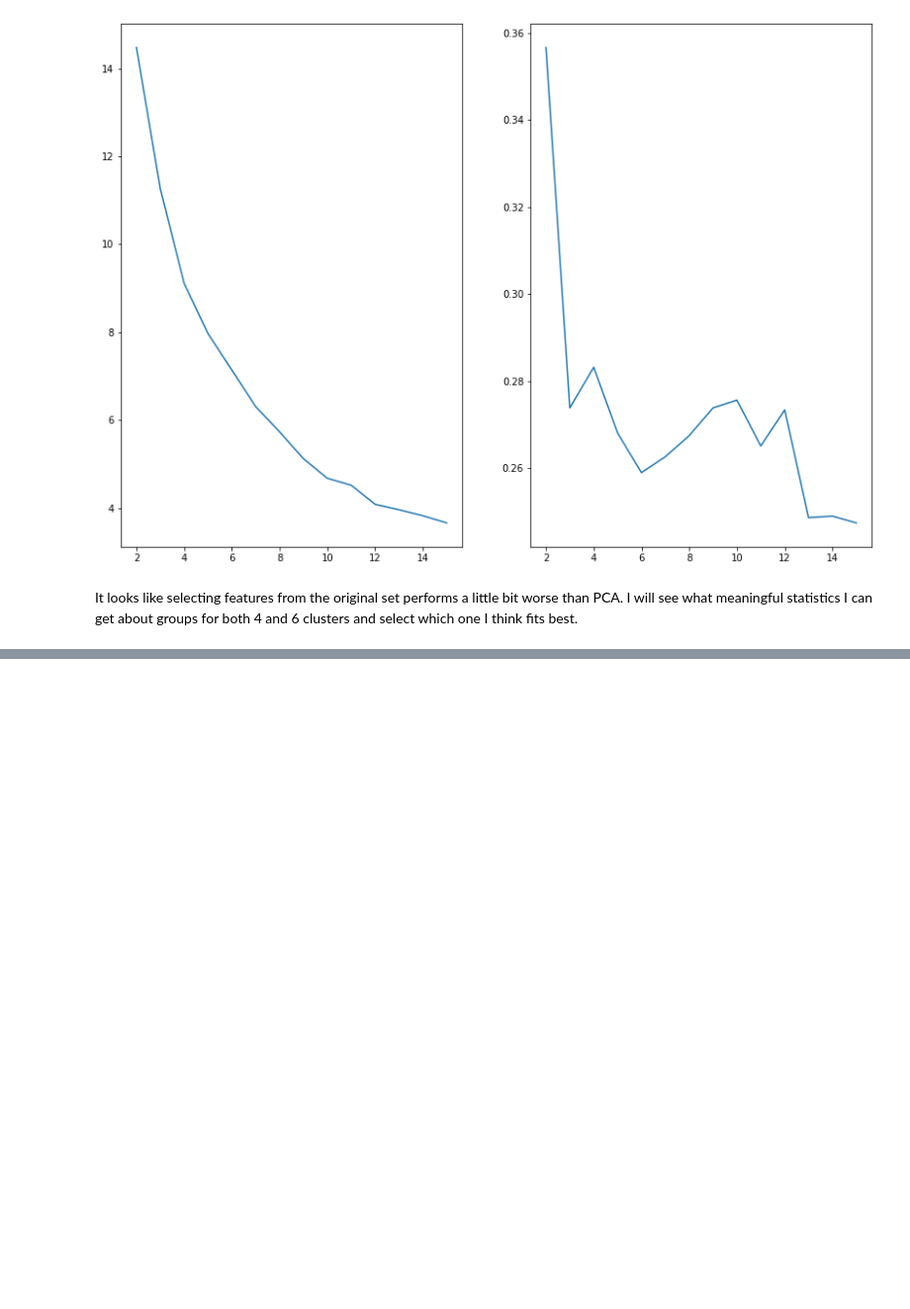
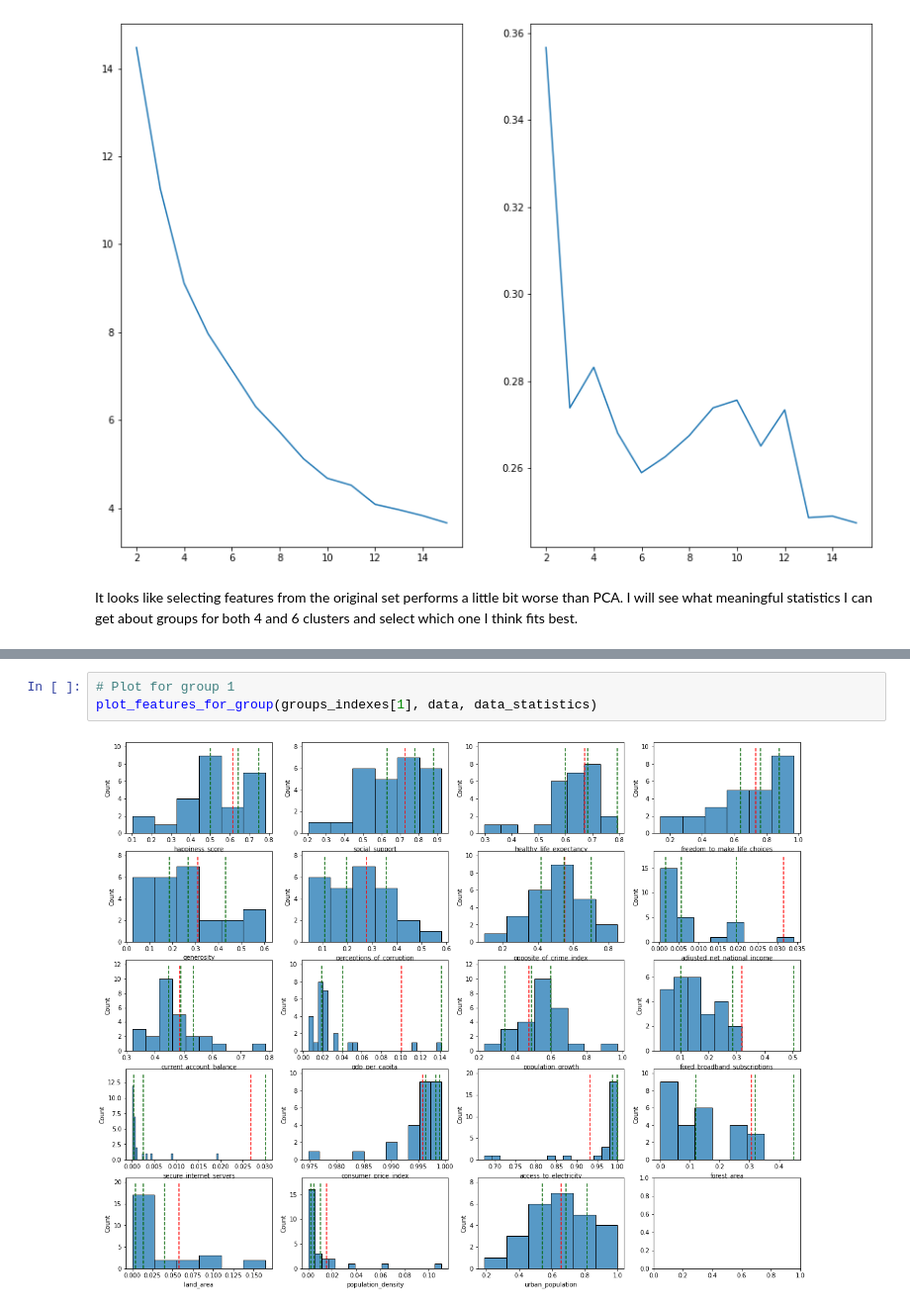
Before and after one commit to andrei-trofin/country-selector, a Jupyter notebook: notebooks/2. EDA and Clustering.ipynb, the cells around one changed output, grey strips where cells are left out. Shown at 99% size. Cells and saved outputs as stored; diff of their text form; blank space fills up the shorter version.

```diff
--- a/notebooks/2. EDA and Clustering.ipynb
+++ b/notebooks/2. EDA and Clustering.ipynb
@@ -223,0 +274,5 @@ kmeans.fit(kept_data_pca)
+# %%
+# Plot for group 1
+plot_features_for_group(groups_indexes[1], data, data_statistics)
+# %% [output]
+[figure, added]
```
Also changed, not shown: parts of 40 cells of this notebook, 1 other file.
